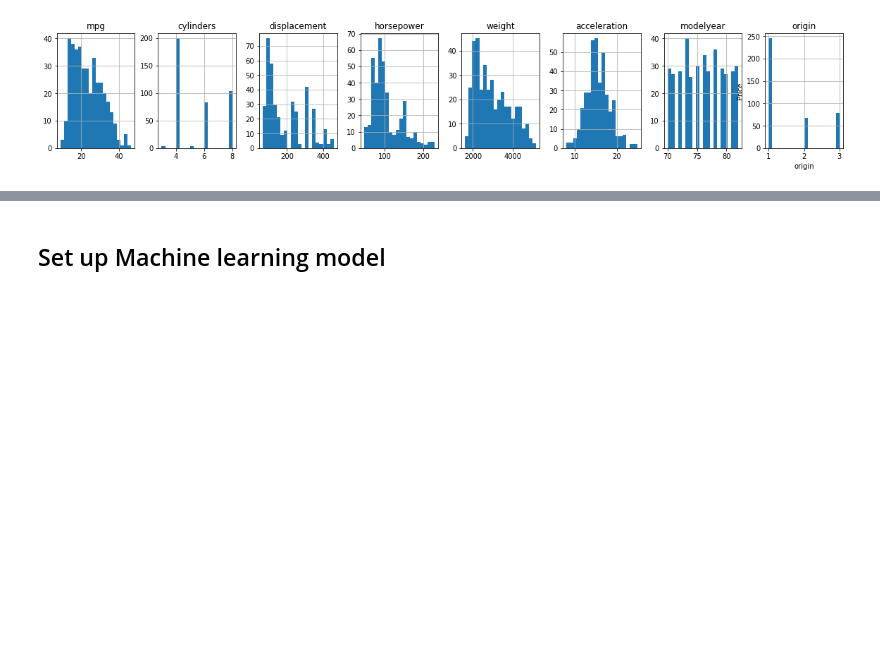
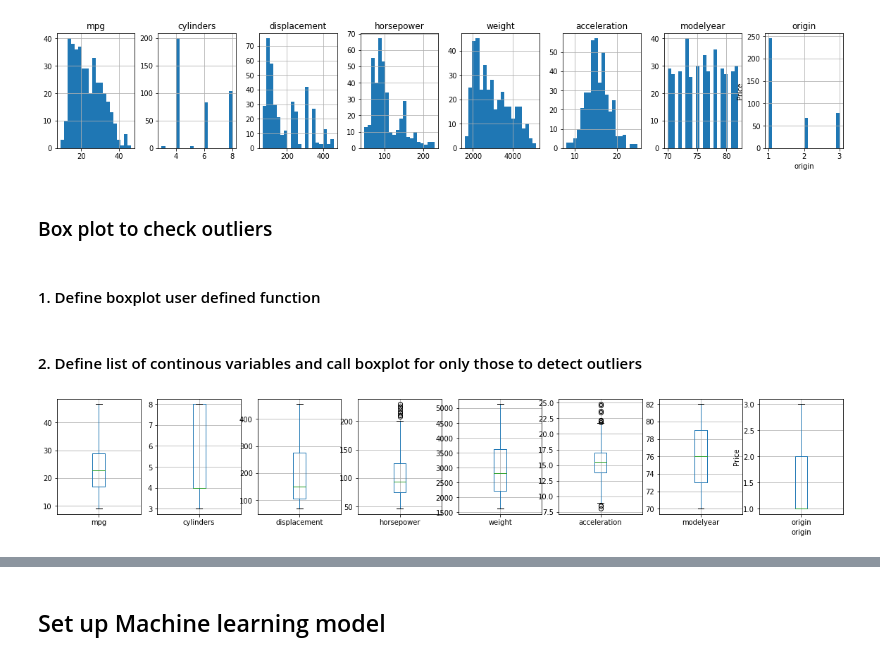
Before and after one commit to groverj2/milespergallon, a Jupyter notebook: auto-mpg1.ipynb, the cells around one changed output, grey strips where cells are left out. Cells and saved outputs as stored; diff of their text form; code cells hidden in the pictures; blank space fills up the shorter version.

```diff
--- a/auto-mpg1.ipynb
+++ b/auto-mpg1.ipynb
@@ -182,3 +182,25 @@ def histplot(df, listvar):
 histplot(df, df.drop(['carname'], axis=1, inplace=False).columns)
 # %% [output]
 [figure]
+# %% [markdown]
+### Box plot to check outliers
+# %% [markdown]
+#### 1. Define boxplot user defined function
+# %%
+def dfboxplot(df, listvars):
+    fig, axes = plt.subplots(nrows=1, ncols=len(listvars), figsize=(20, 3))
+    counter=0
+    for ax in axes:
+        df.boxplot(column=listvars[counter], ax=axes[counter])
+        plt.ylabel('Price')
+        plt.xlabel(listvars[counter])
+        counter = counter+1
+    plt.show()
+# %% [markdown]
+#### 2. Define list of continous variables and call boxplot for only those to detect outliers
+# %%
+linear_vars = df.select_dtypes(include=[np.number]).columns
+
+dfboxplot(df, linear_vars)
+# %% [output]
+[figure, added]
```
Also changed, not shown: parts of 15 cells of this notebook, 3 other files.
